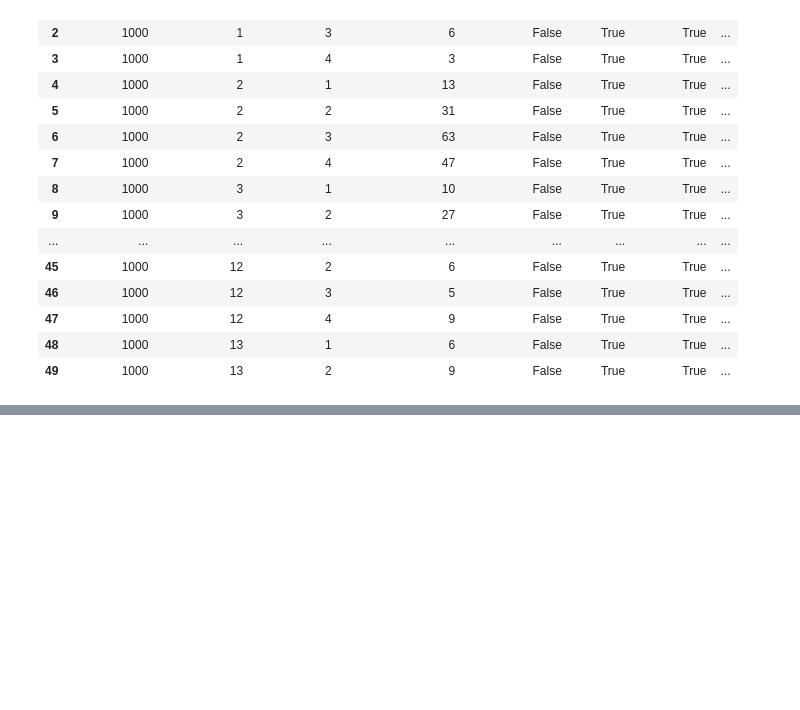
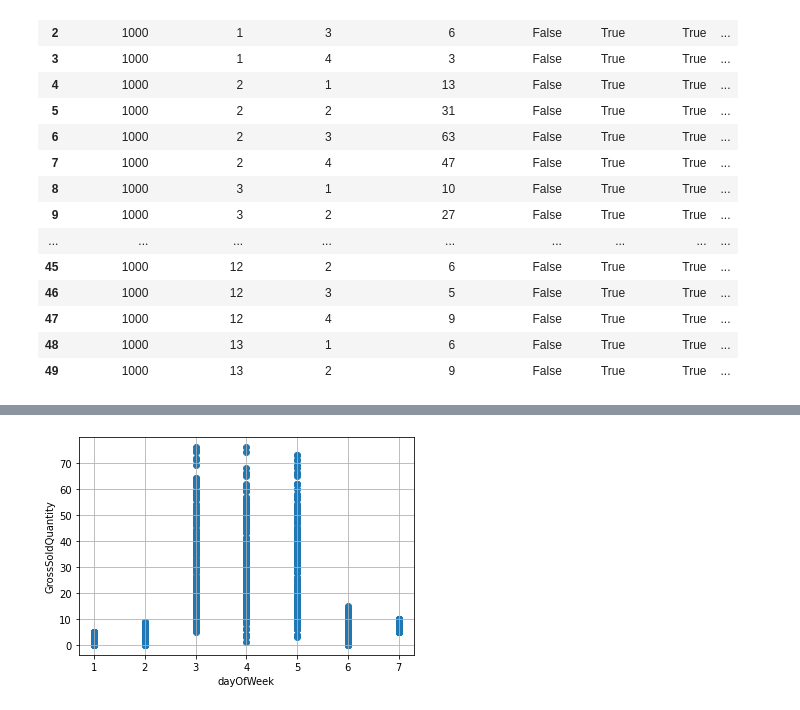
Before and after one commit to rhuckleberry/Datathon2021, a Jupyter notebook: Chevron_2021_Datathon_Challenge/filesForStartOfDatathon/Chevron_Hotdog_Model.ipynb, the cells around one changed output, grey strips where cells are left out. Saved outputs shown, nothing was run; the diff lists cells and outputs as text; code cells hidden in the pictures; blank space fills up the shorter version.

```diff
--- a/Chevron_2021_Datathon_Challenge/filesForStartOfDatathon/Chevron_Hotdog_Model.ipynb
+++ b/Chevron_2021_Datathon_Challenge/filesForStartOfDatathon/Chevron_Hotdog_Model.ipynb
@@ -70,0 +83,4 @@ plot(store_14, "dayOfTheYear", "GrossSoldQuantity")
+# %%
+plot(store1, "dayOfWeek", "GrossSoldQuantity")
+# %% [output]
+[figure, added]
```
Also changed, not shown: parts of 9 cells of this notebook.
